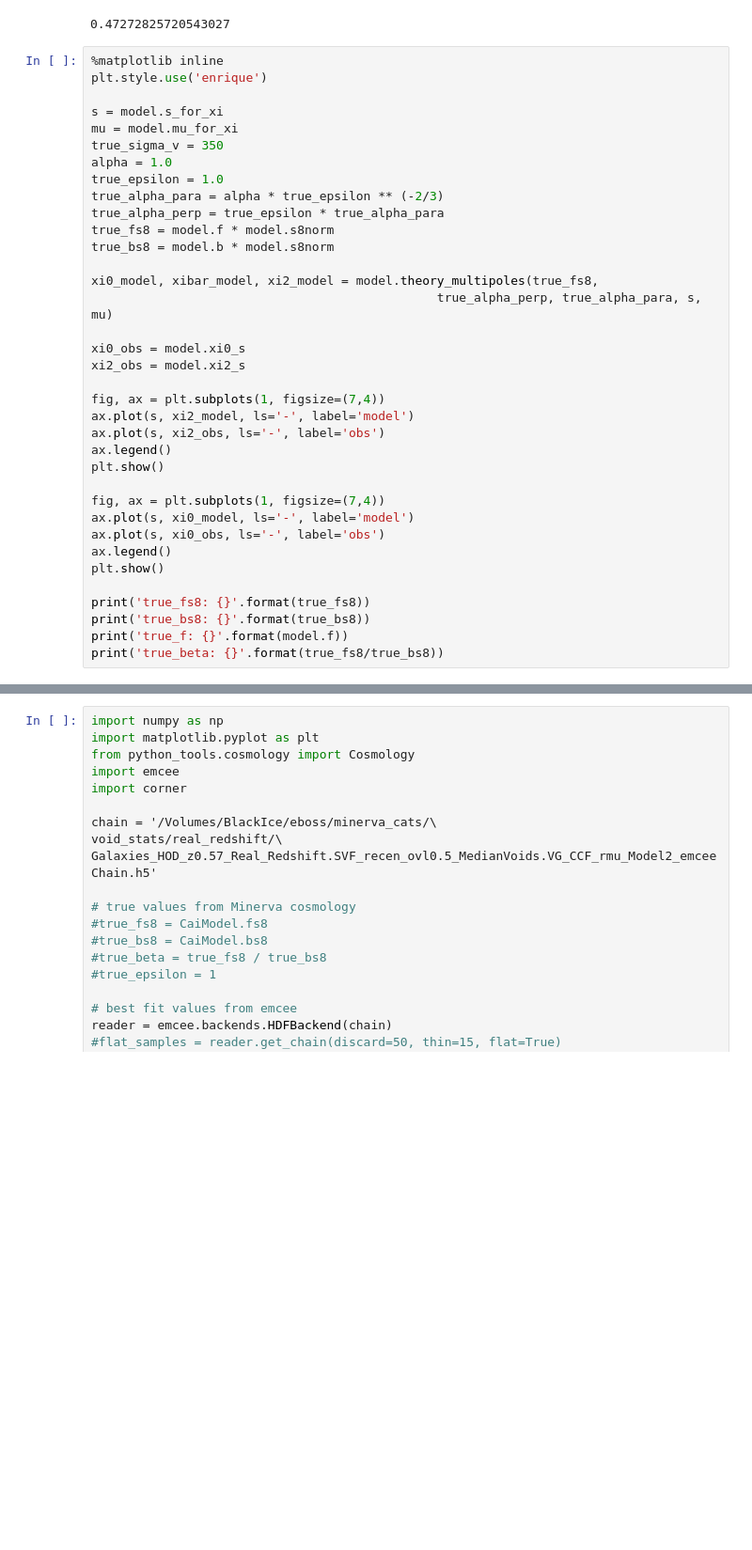
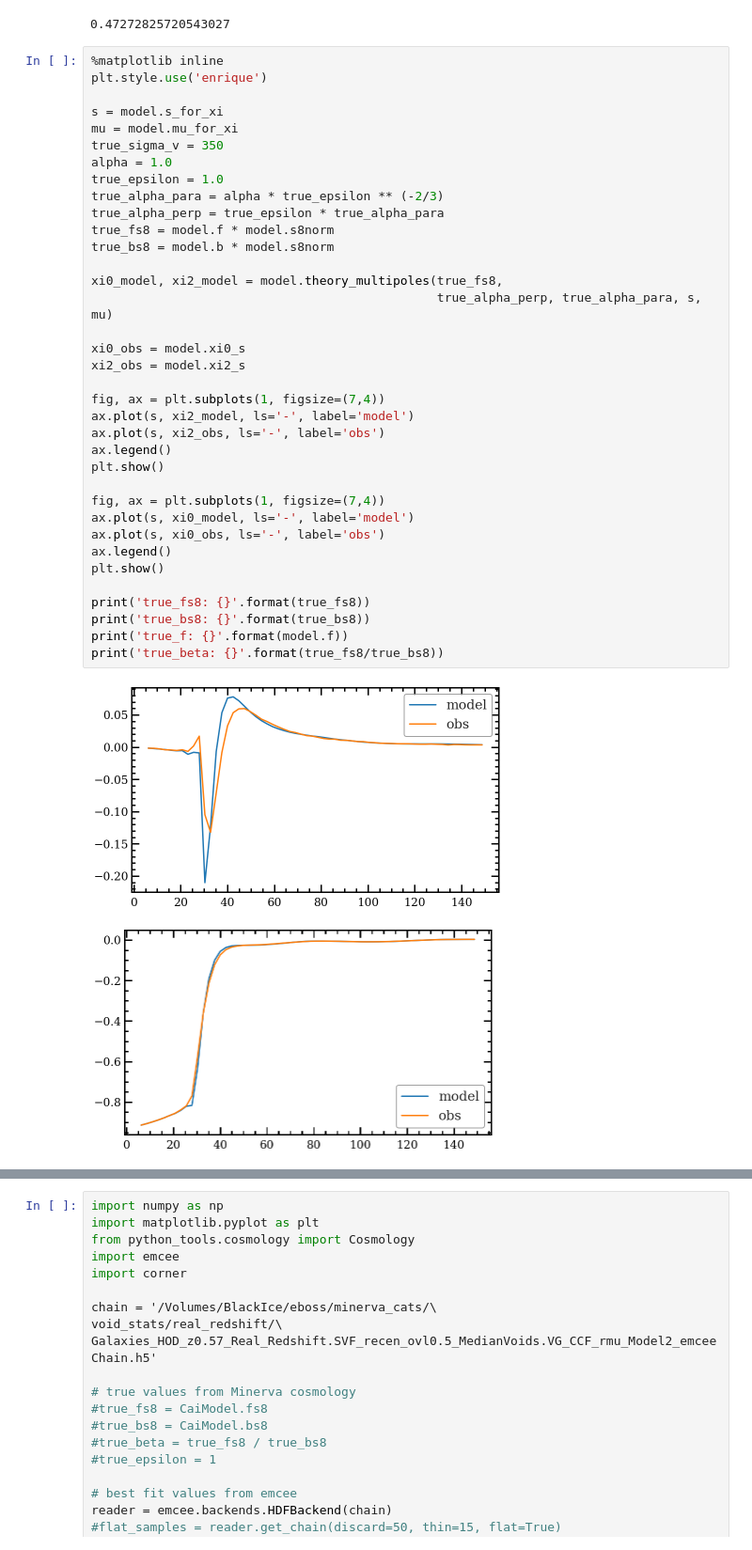
Before and after one commit to epaillas/old_VoidFinder, a Jupyter notebook: plot_mcmc.ipynb, the cells around one changed output, grey strips where cells are left out. Shown at 94% size. Cells and saved outputs as stored; diff of their text form; blank space fills up the shorter version.

```diff
--- a/plot_mcmc.ipynb
+++ b/plot_mcmc.ipynb
@@ -36,31 +36,33 @@ mu = model.mu_for_xi
 true_sigma_v = 350
 alpha = 1.0
 true_epsilon = 1.0
 true_alpha_para = alpha * true_epsilon ** (-2/3)
 true_alpha_perp = true_epsilon * true_alpha_para
 true_fs8 = model.f * model.s8norm
 true_bs8 = model.b * model.s8norm
 
-xi0_model, xibar_model, xi2_model = model.theory_multipoles(true_fs8,
+xi0_model, xi2_model = model.theory_multipoles(true_fs8,
                                                true_alpha_perp, true_alpha_para, s, mu)
 
 xi0_obs = model.xi0_s
 xi2_obs = model.xi2_s
 
 fig, ax = plt.subplots(1, figsize=(7,4))
 ax.plot(s, xi2_model, ls='-', label='model')
 ax.plot(s, xi2_obs, ls='-', label='obs')
 ax.legend()
 plt.show()
 
 fig, ax = plt.subplots(1, figsize=(7,4))
 ax.plot(s, xi0_model, ls='-', label='model')
 ax.plot(s, xi0_obs, ls='-', label='obs')
 ax.legend()
 plt.show()
 
 print('true_fs8: {}'.format(true_fs8))
 print('true_bs8: {}'.format(true_bs8))
 print('true_f: {}'.format(model.f))
 print('true_beta: {}'.format(true_fs8/true_bs8))
 # %% [output]
+[figure, added]
+[figure, added]
```
Also changed, not shown: parts of 2 cells of this notebook, 3 other files.
